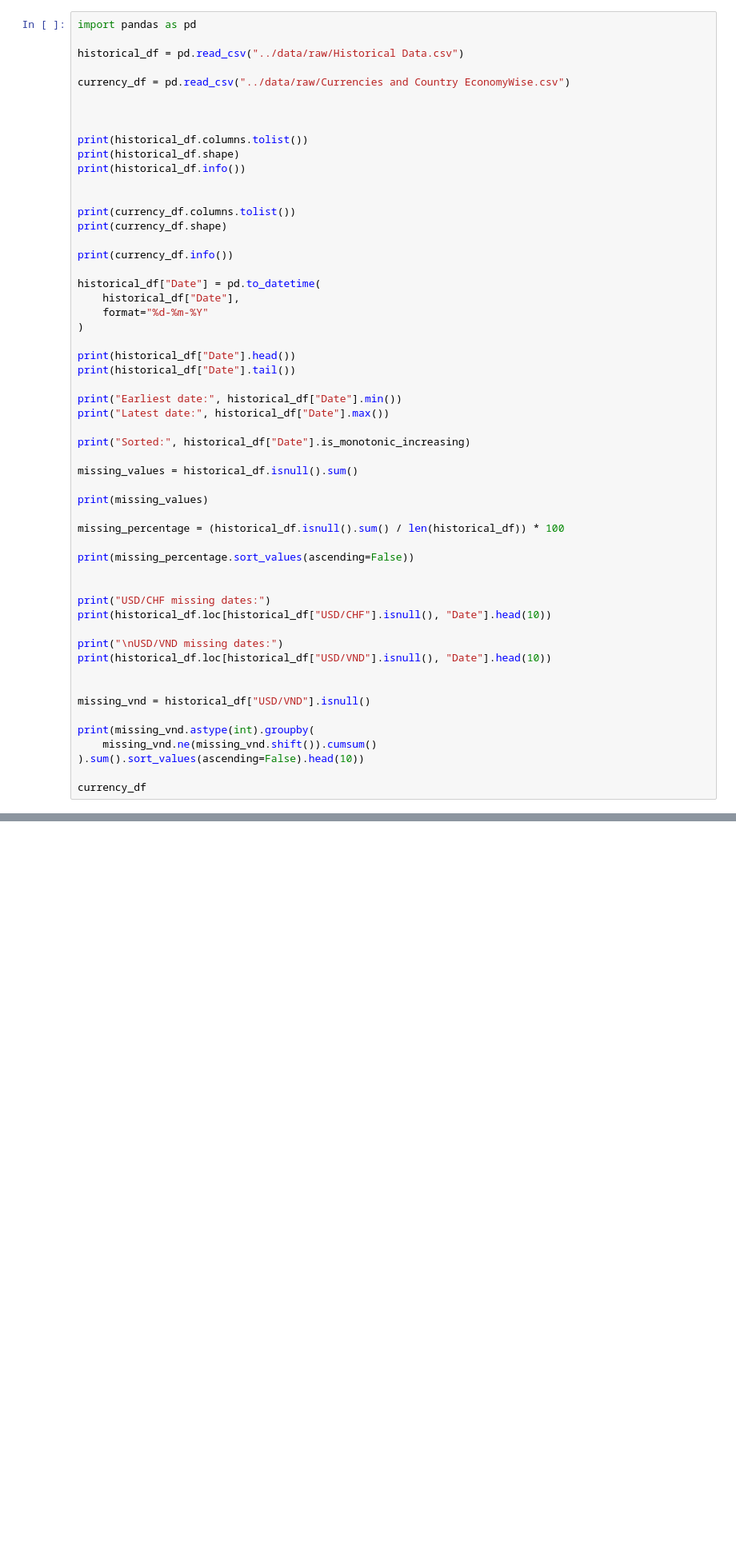
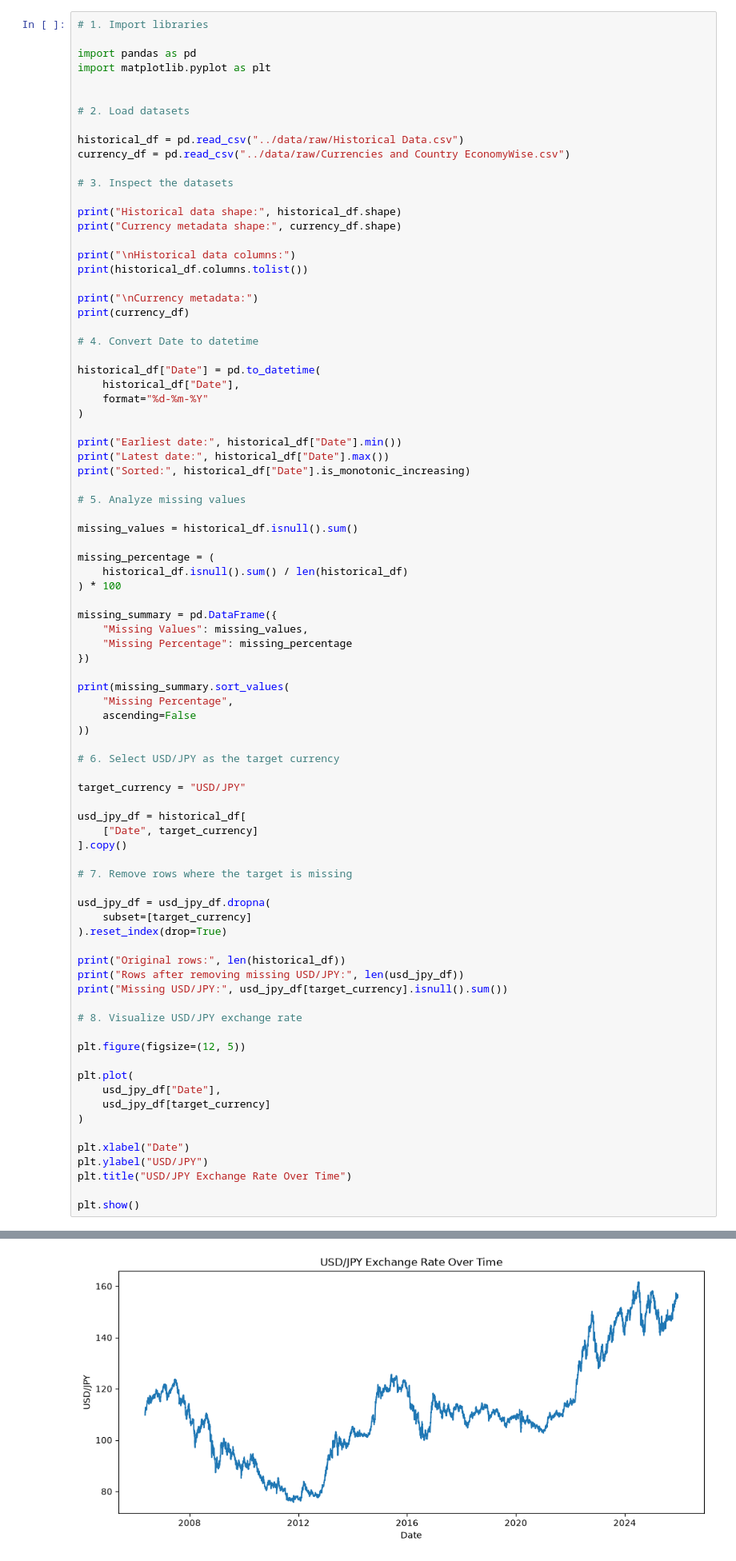
Before and after one commit to nati-sebhat/ForexSVM-Currency-Exchange-Movement-Prediction-with-SVM, a Jupyter notebook: notebooks/team1_data_preparation.ipynb, the cells around one changed output, grey strips where cells are left out. Shown at 80% size. Cells and saved outputs as stored; diff of their text form; blank space fills up the shorter version.

Commit message:
added graph visualization and deleted some un-necessary codes

```diff
--- a/notebooks/team1_data_preparation.ipynb
+++ b/notebooks/team1_data_preparation.ipynb
@@ -1,56 +1,85 @@
 # %%
+# 1. Import libraries
+
 import pandas as pd
+import matplotlib.pyplot as plt
+
+
+# 2. Load datasets
 
 historical_df = pd.read_csv("../data/raw/Historical Data.csv")
-
 currency_df = pd.read_csv("../data/raw/Currencies and Country EconomyWise.csv")
 
+# 3. Inspect the datasets
 
+print("Historical data shape:", historical_df.shape)
+print("Currency metadata shape:", currency_df.shape)
 
+print("\nHistorical data columns:")
 print(historical_df.columns.tolist())
-print(historical_df.shape)
-print(historical_df.info())
 
+print("\nCurrency metadata:")
+print(currency_df)
 
-print(currency_df.columns.tolist())
-print(currency_df.shape)
-
-print(currency_df.info())
+# 4. Convert Date to datetime
 
 historical_df["Date"] = pd.to_datetime(
     historical_df["Date"],
     format="%d-%m-%Y"
 )
 
-print(historical_df["Date"].head())
-print(historical_df["Date"].tail())
-
 print("Earliest date:", historical_df["Date"].min())
 print("Latest date:", historical_df["Date"].max())
+print("Sorted:", historical_df["Date"].is_monotonic_increasing)
 
-print("Sorted:", historical_df["Date"].is_monotonic_increasing)
+# 5. Analyze missing values
 
 missing_values = historical_df.isnull().sum()
 
-print(missing_values)
+missing_percentage = (
+    historical_df.isnull().sum() / len(historical_df)
+) * 100
 
-missing_percentage = (historical_df.isnull().sum() / len(historical_df)) * 100
+missing_summary = pd.DataFrame({
+    "Missing Values": missing_values,
+    "Missing Percentage": missing_percentage
+})
 
-print(missing_percentage.sort_values(ascending=False))
+print(missing_summary.sort_values(
+    "Missing Percentage",
+    ascending=False
+))
 
+# 6. Select USD/JPY as the target currency
 
-print("USD/CHF missing dates:")
-print(historical_df.loc[historical_df["USD/CHF"].isnull(), "Date"].head(10))
+target_currency = "USD/JPY"
 
-print("\nUSD/VND missing dates:")
-print(historical_df.loc[historical_df["USD/VND"].isnull(), "Date"].head(10))
+usd_jpy_df = historical_df[
+    ["Date", target_currency]
+].copy()
 
+# 7. Remove rows where the target is missing
 
-missing_vnd = historical_df["USD/VND"].isnull()
+usd_jpy_df = usd_jpy_df.dropna(
+    subset=[target_currency]
+).reset_index(drop=True)
 
-print(missing_vnd.astype(int).groupby(
-    missing_vnd.ne(missing_vnd.shift()).cumsum()
-).sum().sort_values(ascending=False).head(10))
+print("Original rows:", len(historical_df))
+print("Rows after removing missing USD/JPY:", len(usd_jpy_df))
+print("Missing USD/JPY:", usd_jpy_df[target_currency].isnull().sum())
 
-currency_df
+# 8. Visualize USD/JPY exchange rate
+
+plt.figure(figsize=(12, 5))
+
+plt.plot(
+    usd_jpy_df["Date"],
+    usd_jpy_df[target_currency]
+)
+
+plt.xlabel("Date")
+plt.ylabel("USD/JPY")
+plt.title("USD/JPY Exchange Rate Over Time")
+
+plt.show()
 # %% [output]
@@ -90,0 +103 @@ Name: USD/VND, dtype: int64
+[figure, added]
```
Also changed, not shown: parts of 1 cell of this notebook.
